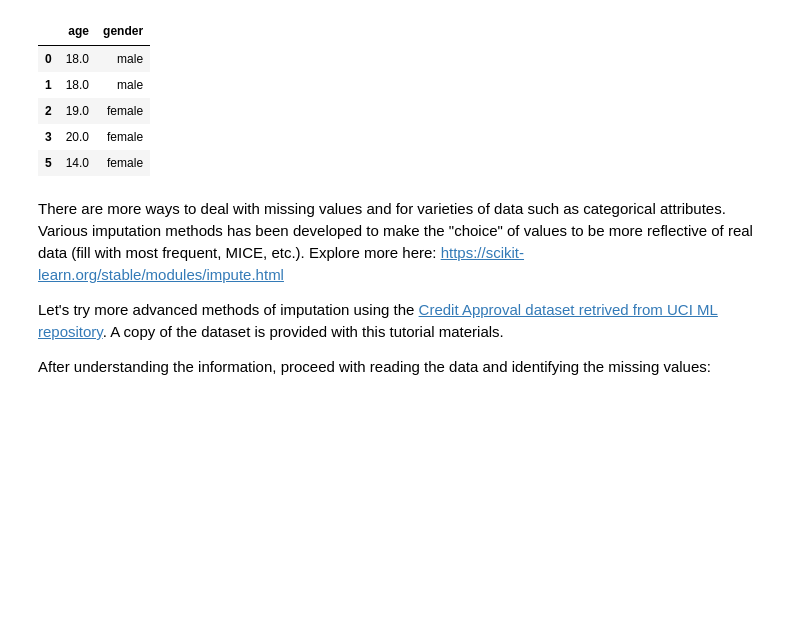
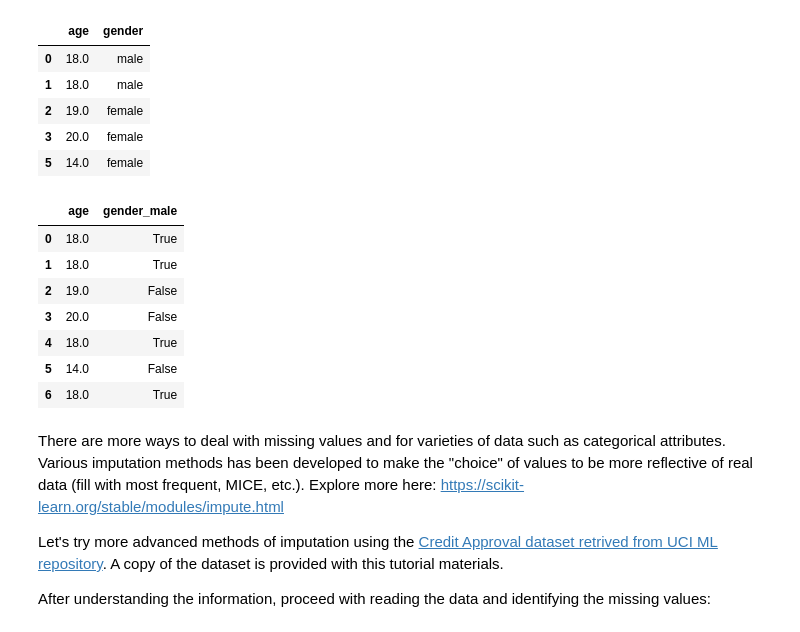
Before and after one commit to waiee/Data-Science--Revision-Gallery-, a Jupyter notebook: Data Mining/lab/Tutorial 3/DataPrep_Part1.ipynb, the cells around one changed output. Saved outputs shown, nothing was run; the diff lists cells and outputs as text; code cells hidden in the pictures; blank space fills up the shorter version.

```diff
--- a/Data Mining/lab/Tutorial 3/DataPrep_Part1.ipynb
+++ b/Data Mining/lab/Tutorial 3/DataPrep_Part1.ipynb
@@ -77,4 +77,19 @@ df1.dropna()
 | 2 | 19.0 | female |
 | 3 | 20.0 | female |
 | 5 | 14.0 | female |
+# %%
+# create a copy of df and name it df2, then fill NA with median of each feature
+df2 = df.copy()
+# df2 = pd.get_dummies(df2, columns=['gender'], drop_first=True) -- one hot encoding for multiple values in a variable
+df2.fillna(df2.median(), inplace=True)
+df2
+# %% [output]
+|  | age | gender_male |
+| 0 | 18.0 | True |
+| 1 | 18.0 | True |
+| 2 | 19.0 | False |
+| 3 | 20.0 | False |
+| 4 | 18.0 | True |
+| 5 | 14.0 | False |
+| 6 | 18.0 | True |
 # %%
```
Also changed, not shown: parts of 2 cells of this notebook.
